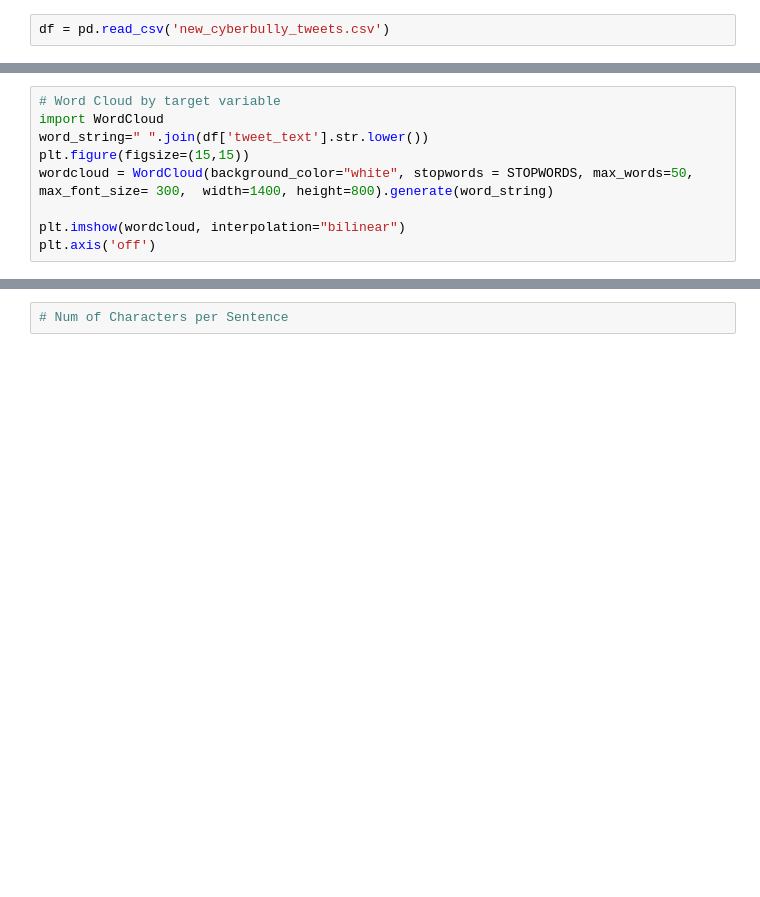
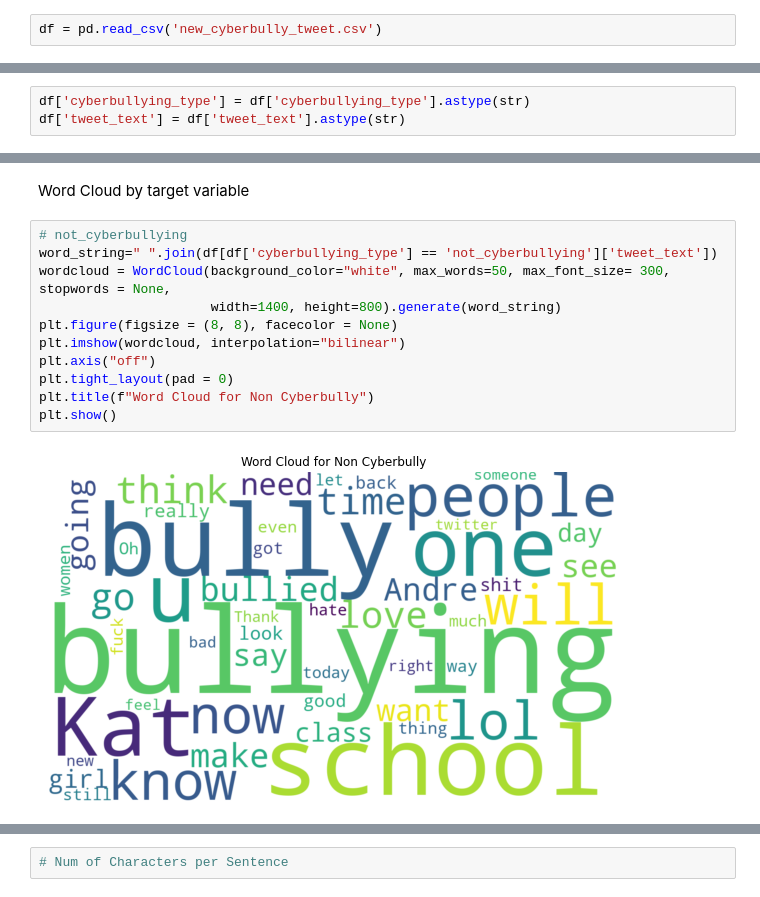
Before and after one commit to ChloeChoyXW/TXSA_Assignment, a Jupyter notebook: EDA.ipynb, the cells around one changed output, grey strips where cells are left out. Saved outputs shown, nothing was run; the diff lists cells and outputs as text; blank space fills up the shorter version.

```diff
--- a/EDA.ipynb
+++ b/EDA.ipynb
@@ -5,2 +11,2 @@ import matplotlib.pyplot as plt
 # %%
-df = pd.read_csv('new_cyberbully_tweets.csv')
+df = pd.read_csv('new_cyberbully_tweet.csv')
@@ -6,0 +40,3 @@ df = pd.read_csv('new_cyberbully_tweets.csv')
+# %%
+df['cyberbullying_type'] = df['cyberbullying_type'].astype(str)
+df['tweet_text'] = df['tweet_text'].astype(str)
@@ -7,9 +72,15 @@ df = pd.read_csv('new_cyberbully_tweets.csv')
+# %% [markdown]
+Word Cloud by target variable
 # %%
-# Word Cloud by target variable
-import WordCloud
-word_string=" ".join(df['tweet_text'].str.lower())
-plt.figure(figsize=(15,15))
-wordcloud = WordCloud(background_color="white", stopwords = STOPWORDS, max_words=50, max_font_size= 300,  width=1400, height=800).generate(word_string)
-
+# not_cyberbullying
+word_string=" ".join(df[df['cyberbullying_type'] == 'not_cyberbullying']['tweet_text'])
+wordcloud = WordCloud(background_color="white", max_words=50, max_font_size= 300, stopwords = None,
+                      width=1400, height=800).generate(word_string)
+plt.figure(figsize = (8, 8), facecolor = None)
 plt.imshow(wordcloud, interpolation="bilinear")
-plt.axis('off')
+plt.axis("off")
+plt.tight_layout(pad = 0)
+plt.title(f"Word Cloud for Non Cyberbully")
+plt.show()
+# %% [output]
+[figure, added]
```
Also changed, not shown: parts of 17 cells of this notebook.
